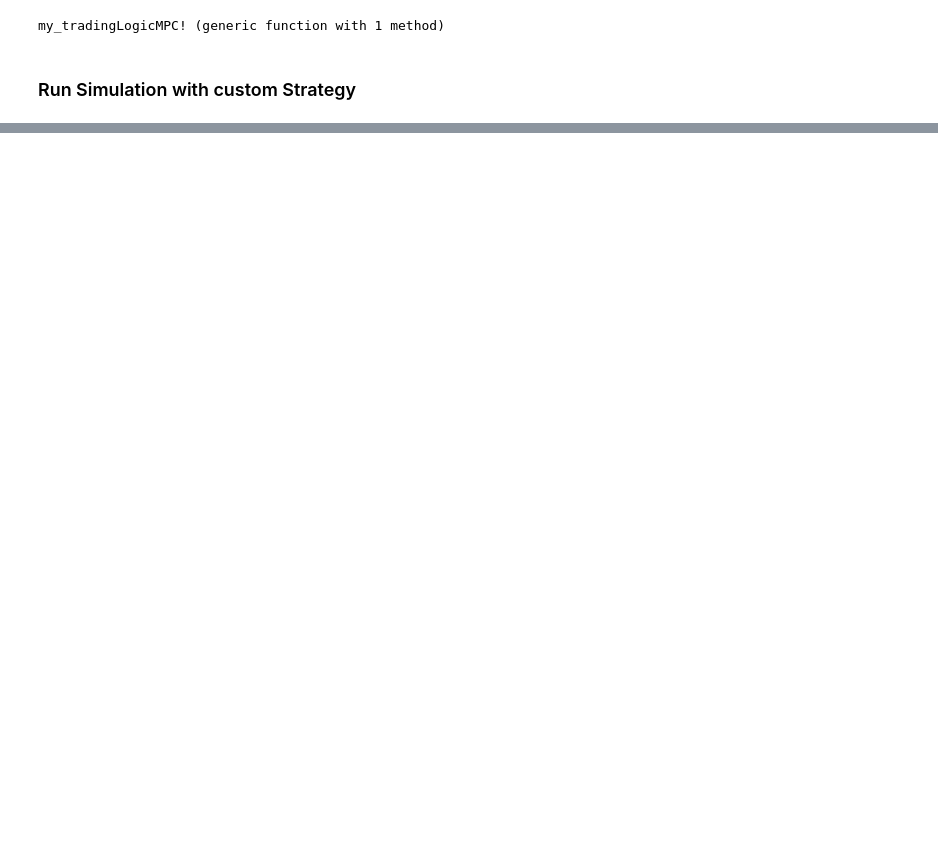
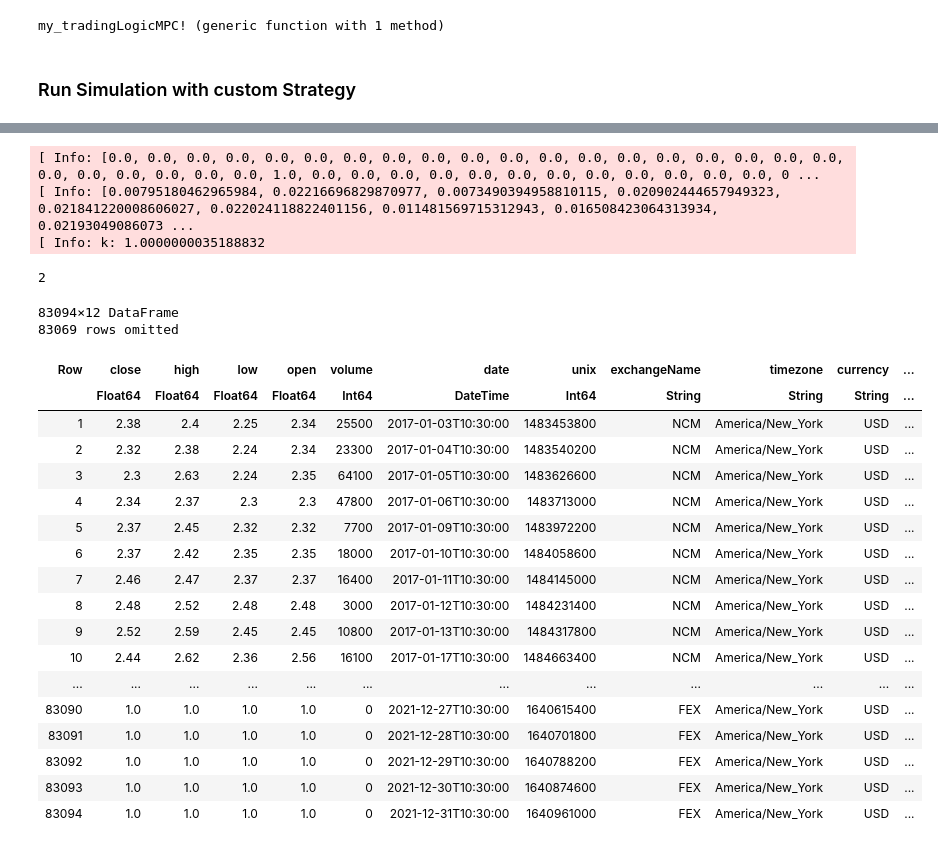
Before and after one commit to JuDO-dev/AirBorne.jl, a Jupyter notebook: docs/example_notebooks/MPC_Example.ipynb, the cells around one changed output, grey strips where cells are left out. Saved outputs shown, nothing was run; the diff lists cells and outputs as text; code cells hidden in the pictures; blank space fills up the shorter version.

```diff
--- a/docs/example_notebooks/MPC_Example.ipynb
+++ b/docs/example_notebooks/MPC_Example.ipynb
@@ -533,0 +863,49 @@ plot(custom_results.date, custom_results.dollarValue, title="Custom Strategy: MP
+# %%
+using JuMP:@variable, @expression, Model, @objective, @constraint, optimize!, @NLobjective, value, set_silent
+using SparseArrays: sparse, I, spdiagm
+using Ipopt: Ipopt
+import MathOptInterface as MOI
+
+@info D1
+@info D2
+transactionFee=0.03
+transactionCommission=0
+# costFactor=0.03; # Implement a 3% commision for each sale/purchase
+costFactor=0; # Implement a 3% commision for each sale/purchase
+costPerTransactionFactor=0/totalValue; # Implement 50USD cost per transaction
+# costPerTransactionFactor=50/totalValue; # Implement 50USD cost per transaction
+# @variable(genOrderModel,0.9<= k ) # This is the magnitude of change of the overall portfolio
+genOrderModel = Model(Ipopt.Optimizer);set_silent(genOrderModel)
+@variable(genOrderModel,0<= k ) # Proportionality factor (shrinkage of portfolio)
+@variable(genOrderModel, d[1:N])  # Amount to buy/sell of each asset
+@variable(genOrderModel, propFees >= 0) # Proportinal Fees
+@constraint(genOrderModel, [propFees; (propShareVal.*d).*costFactor] in MOI.NormOneCone(1 + N)) # Implementation of norm-1 for Fees
+@variable(genOrderModel, perTransactionFixFees >= 0) # Proportinal Fees
+@constraint(genOrderModel, perTransactionFixFees == sum(-δ.(d).+1)*costPerTransactionFactor) # Implementation of norm-1 for Fees
+@constraint(genOrderModel, d[dollar_pos]==0 ) # Do not buy or sell dollars (this is the currency).
+@constraint(genOrderModel, D1 .+ (P*d) .- (FDollars.*(propFees + perTransactionFixFees)) .== D2.*k ) # Distribution ratio
+@objective(genOrderModel, Max, k) # With variance minimization
+optimize!(genOrderModel)
+d=value.(d)
+
+account=nothing
+amount = Dict([ assetSort[x]=>d[x] for x=1:N  if (x!=dollar_pos)&&(d[x]!=0)])
+orders= [genOrder(x,amount[x];account=account) for x in keys(amount)]
+
+# @info amount
+# @info orders
+# @info "propFees: $(value.(propFees))"
+# @info "d: $(value.(d))"
+@info "k: $(value.(k))"
+# %% [output]
+[ Info: [0.0, 0.0, 0.0, 0.0, 0.0, 0.0, 0.0, 0.0, 0.0, 0.0, 0.0, 0.0, 0.0, 0.0, 0.0, 0.0, 0.0, 0.0, 0.0, 0.0, 0.0, 0.0, 0.0, 0.0, 0.0, 1.0, 0.0, 0.0, 0.0, 0.0, 0.0, 0.0, 0.0, 0.0, 0.0, 0.0, 0.0, 0.0, 0 ...
+[ Info: [0.00795180462965984, 0.02216696829870977, 0.0073490394958810115, 0.020902444657949323, 0.021841220008606027, 0.022024118822401156, 0.011481569715312943, 0.016508423064313934, 0.02193049086073 ...
+[ Info: k: 1.0000000035188832
+# %%
+δ(x,y) = (x==y ? 1 : 0)
+δ(x) = (x==0 ? 1 : 0)
+δ(0)
+sum(-δ.([1,0,3,0]).+1)
+# [2,3].*[4,5]
+# %% [output]
+2
@@ -533,0 +917,29 @@ plot(custom_results.date, custom_results.dollarValue, title="Custom Strategy: MP
+# %%
+usdData=deepcopy(data[data.assetID.=="NCM/AEHR",:])
+usdData[!,:assetID].="FEX/USD"
+usdData[!,:exchangeName].="FEX"
+usdData[!,:symbol].="USD"
+usdData[!,[:close,:high,:low,:open]].=1.0
+usdData[!,[:volume]].=0
+vcat(data,usdData)
+# %% [output]
+83094×12 DataFrame
+83069 rows omitted
+| Row | close | high | low | open | volume | date | unix | exchangeName | timezone | currency | ... |
+|  | Float64 | Float64 | Float64 | Float64 | Int64 | DateTime | Int64 | String | String | String | ... |
+| 1 | 2.38 | 2.4 | 2.25 | 2.34 | 25500 | 2017-01-03T10:30:00 | 1483453800 | NCM | America/New_York | USD | ... |
+| 2 | 2.32 | 2.38 | 2.24 | 2.34 | 23300 | 2017-01-04T10:30:00 | 1483540200 | NCM | America/New_York | USD | ... |
+| 3 | 2.3 | 2.63 | 2.24 | 2.35 | 64100 | 2017-01-05T10:30:00 | 1483626600 | NCM | America/New_York | USD | ... |
+| 4 | 2.34 | 2.37 | 2.3 | 2.3 | 47800 | 2017-01-06T10:30:00 | 1483713000 | NCM | America/New_York | USD | ... |
+| 5 | 2.37 | 2.45 | 2.32 | 2.32 | 7700 | 2017-01-09T10:30:00 | 1483972200 | NCM | America/New_York | USD | ... |
+| 6 | 2.37 | 2.42 | 2.35 | 2.35 | 18000 | 2017-01-10T10:30:00 | 1484058600 | NCM | America/New_York | USD | ... |
+| 7 | 2.46 | 2.47 | 2.37 | 2.37 | 16400 | 2017-01-11T10:30:00 | 1484145000 | NCM | America/New_York | USD | ... |
+| 8 | 2.48 | 2.52 | 2.48 | 2.48 | 3000 | 2017-01-12T10:30:00 | 1484231400 | NCM | America/New_York | USD | ... |
+| 9 | 2.52 | 2.59 | 2.45 | 2.45 | 10800 | 2017-01-13T10:30:00 | 1484317800 | NCM | America/New_York | USD | ... |
+| 10 | 2.44 | 2.62 | 2.36 | 2.56 | 16100 | 2017-01-17T10:30:00 | 1484663400 | NCM | America/New_York | USD | ... |
+| ... | ... | ... | ... | ... | ... | ... | ... | ... | ... | ... | ... |
+| 83090 | 1.0 | 1.0 | 1.0 | 1.0 | 0 | 2021-12-27T10:30:00 | 1640615400 | FEX | America/New_York | USD | ... |
+| 83091 | 1.0 | 1.0 | 1.0 | 1.0 | 0 | 2021-12-28T10:30:00 | 1640701800 | FEX | America/New_York | USD | ... |
+| 83092 | 1.0 | 1.0 | 1.0 | 1.0 | 0 | 2021-12-29T10:30:00 | 1640788200 | FEX | America/New_York | USD | ... |
+| 83093 | 1.0 | 1.0 | 1.0 | 1.0 | 0 | 2021-12-30T10:30:00 | 1640874600 | FEX | America/New_York | USD | ... |
+| 83094 | 1.0 | 1.0 | 1.0 | 1.0 | 0 | 2021-12-31T10:30:00 | 1640961000 | FEX | America/New_York | USD | ... |
```
Also changed, not shown: parts of 28 cells of this notebook.
